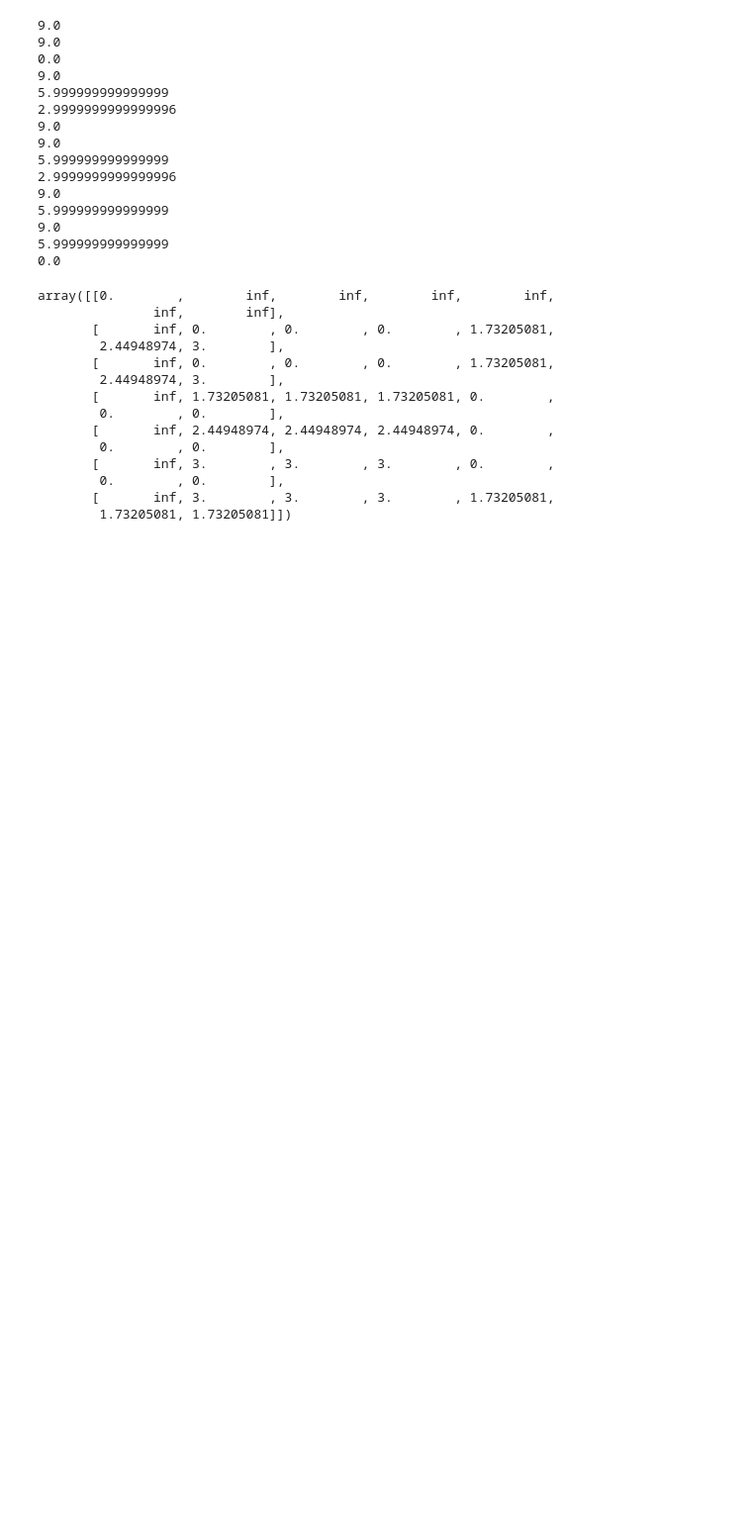
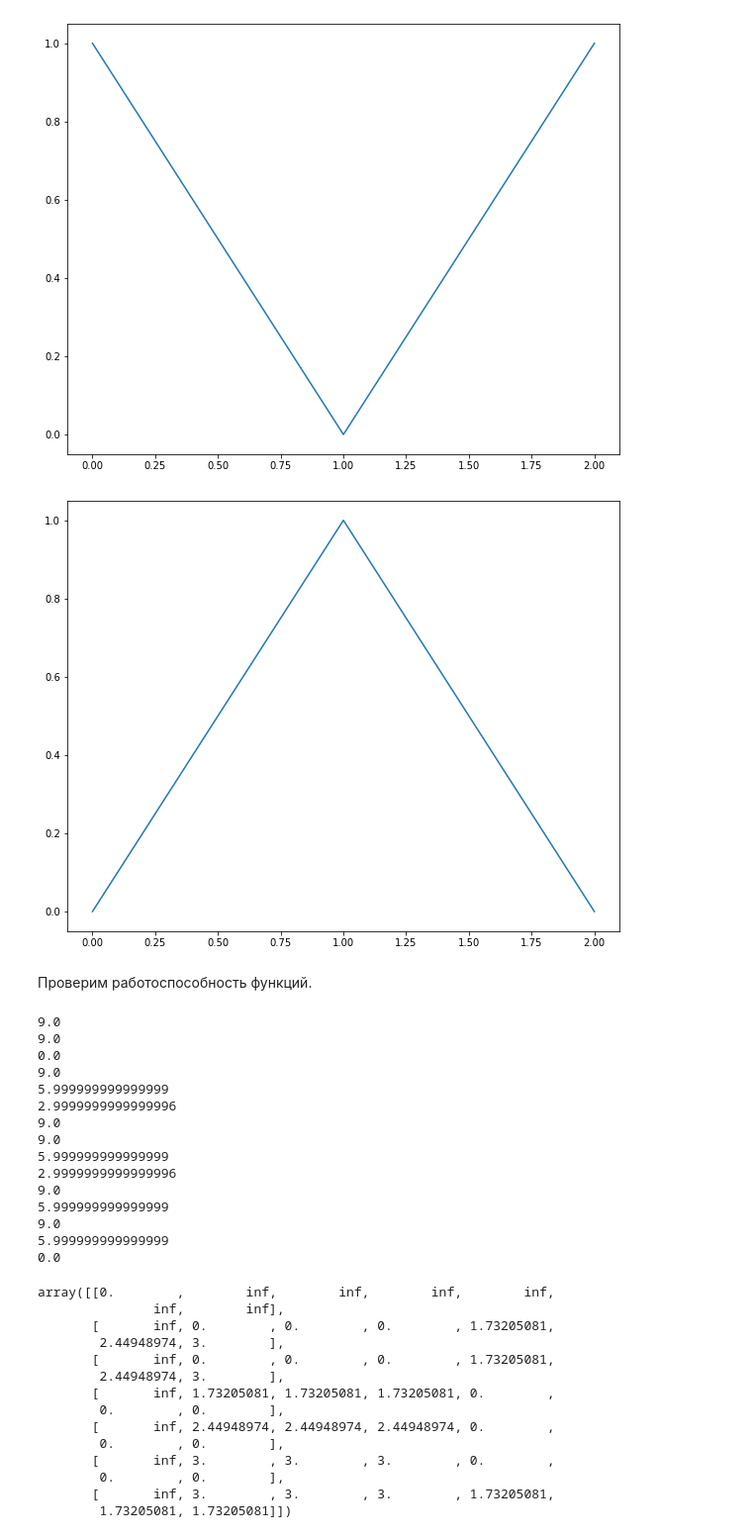
Before and after one commit to petr-kulagin/2020-Project62, a Jupyter notebook: code/Experiment.ipynb, the cells around one changed output. Shown at 99% size. Drawn from its saved outputs; the diff is of its cells as text; code cells hidden in the pictures; blank space fills up the shorter version.

Commit message:
Add datas, images, write some text in paper

```diff
--- a/code/Experiment.ipynb
+++ b/code/Experiment.ipynb
@@ -21,6 +21,16 @@ v2 = np.array([0, 1, 0], dtype=np.double)
 
 ts1 = np.array([v1, v2, v1, v2])
 ts2 = np.array([v2, v1, v2, v1])
+# %%
+plt.figure(figsize=(10, 8))
+plt.plot(range(3), v1)
+plt.show()
+plt.figure(figsize=(10, 8))
+plt.plot(range(3), v2)
+plt.show()
+# %% [output]
+[figure, added]
+[figure, added]
 # %%
 def MDTW_L2_dist(v1, v2, window=None):
     return dtaidistance.dtw_ndim.distance(v1, v2, window=window)
@@ -45,3 +49,5 @@ def MDTW_L2_visualisation(v1, v2, path):
+# %% [markdown]
+Проверим работоспособность функций.
 # %%
 ts1 = np.array([v1, v1, v1, v1, v1, v1])
 ts2 = np.array([v2, v1, v1, v1, v2, v2])
```
Also changed, not shown: parts of 7 cells of this notebook, 5 other files.
